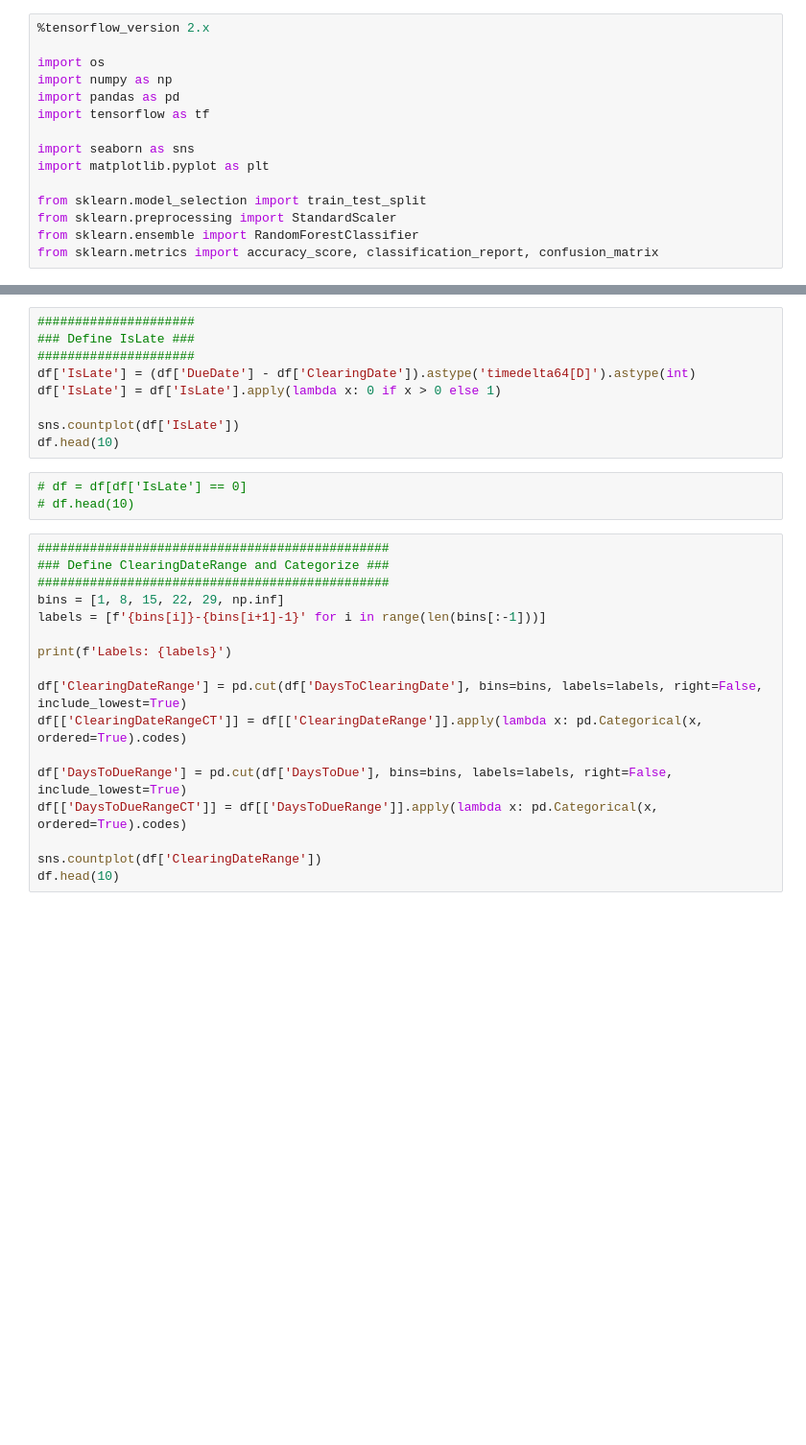
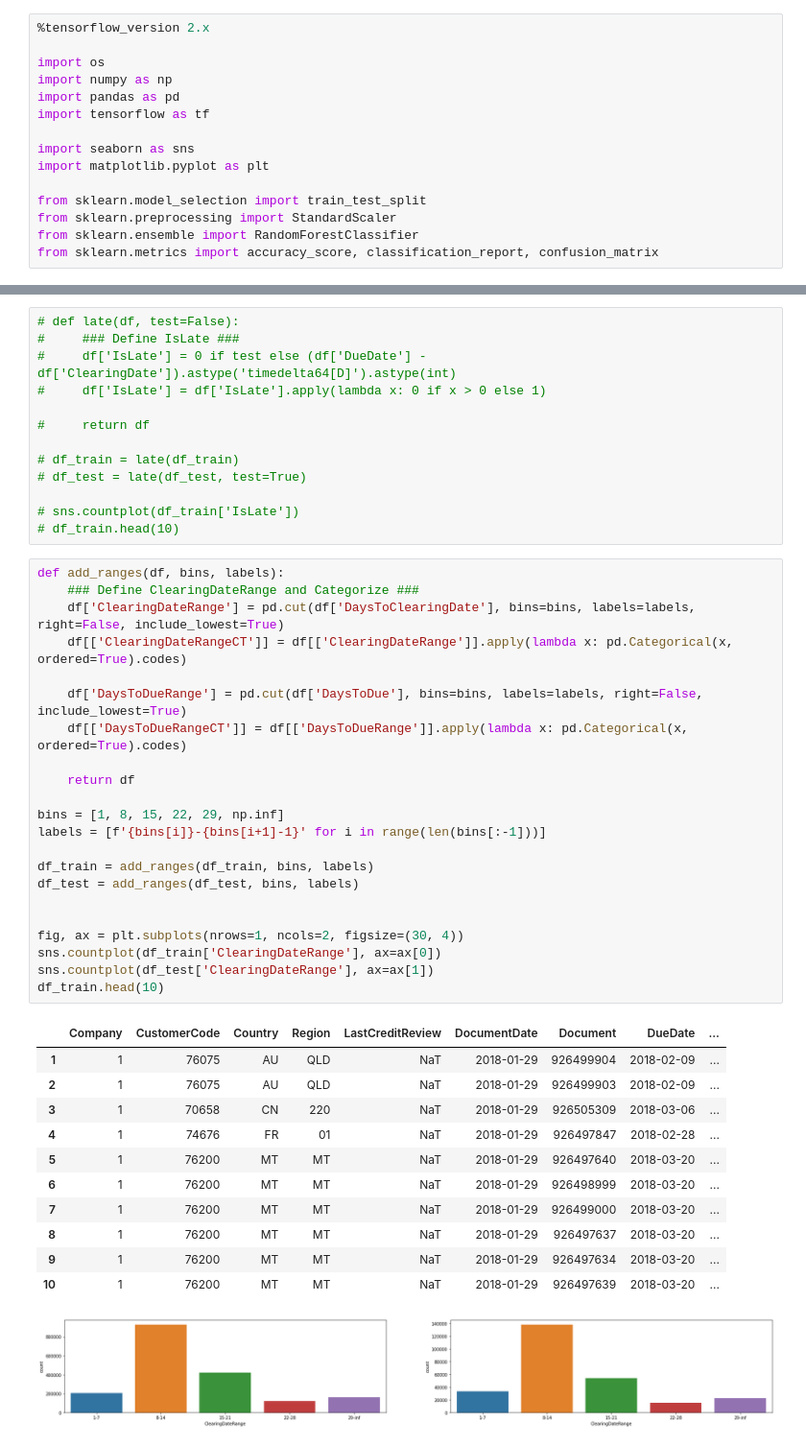
Before and after one commit to arthurflor23/invoice-payment-prediction, a Jupyter notebook: predict-payments.ipynb, the cells around one changed output, grey strips where cells are left out. Shown at 96% size. Drawn from its saved outputs; the diff is of its cells as text; blank space fills up the shorter version.

Commit message:
Update jupyter (training and testing csv files)

```diff
--- a/predict-payments.ipynb
+++ b/predict-payments.ipynb
@@ -146,30 +146,49 @@ df.head(10)
 # %%
-#####################
-### Define IsLate ###
-#####################
-df['IsLate'] = (df['DueDate'] - df['ClearingDate']).astype('timedelta64[D]').astype(int)
-df['IsLate'] = df['IsLate'].apply(lambda x: 0 if x > 0 else 1)
+# def late(df, test=False):
+#     ### Define IsLate ###
+#     df['IsLate'] = 0 if test else (df['DueDate'] - df['ClearingDate']).astype('timedelta64[D]').astype(int)
+#     df['IsLate'] = df['IsLate'].apply(lambda x: 0 if x > 0 else 1)
 
-sns.countplot(df['IsLate'])
-df.head(10)
+#     return df
+
+# df_train = late(df_train)
+# df_test = late(df_test, test=True)
+
+# sns.countplot(df_train['IsLate'])
+# df_train.head(10)
-# %%
-# df = df[df['IsLate'] == 0]
-# df.head(10)
 # %%
-###############################################
-### Define ClearingDateRange and Categorize ###
-###############################################
+def add_ranges(df, bins, labels):
+    ### Define ClearingDateRange and Categorize ###
+    df['ClearingDateRange'] = pd.cut(df['DaysToClearingDate'], bins=bins, labels=labels, right=False, include_lowest=True)
+    df[['ClearingDateRangeCT']] = df[['ClearingDateRange']].apply(lambda x: pd.Categorical(x, ordered=True).codes)
+
+    df['DaysToDueRange'] = pd.cut(df['DaysToDue'], bins=bins, labels=labels, right=False, include_lowest=True)
+    df[['DaysToDueRangeCT']] = df[['DaysToDueRange']].apply(lambda x: pd.Categorical(x, ordered=True).codes)
+
+    return df
+
 bins = [1, 8, 15, 22, 29, np.inf]
 labels = [f'{bins[i]}-{bins[i+1]-1}' for i in range(len(bins[:-1]))]
 
-print(f'Labels: {labels}')
+df_train = add_ranges(df_train, bins, labels)
+df_test = add_ranges(df_test, bins, labels)
 
-df['ClearingDateRange'] = pd.cut(df['DaysToClearingDate'], bins=bins, labels=labels, right=False, include_lowest=True)
-df[['ClearingDateRangeCT']] = df[['ClearingDateRange']].apply(lambda x: pd.Categorical(x, ordered=True).codes)
 
-df['DaysToDueRange'] = pd.cut(df['DaysToDue'], bins=bins, labels=labels, right=False, include_lowest=True)
-df[['DaysToDueRangeCT']] = df[['DaysToDueRange']].apply(lambda x: pd.Categorical(x, ordered=True).codes)
-
-sns.countplot(df['ClearingDateRange'])
-df.head(10)
+fig, ax = plt.subplots(nrows=1, ncols=2, figsize=(30, 4))
+sns.countplot(df_train['ClearingDateRange'], ax=ax[0])
+sns.countplot(df_test['ClearingDateRange'], ax=ax[1])
+df_train.head(10)
+# %% [output]
+|  | Company | CustomerCode | Country | Region | LastCreditReview | DocumentDate | Document | DueDate | ... |
+| 1 | 1 | 76075 | AU | QLD | NaT | 2018-01-29 | 926499904 | 2018-02-09 | ... |
+| 2 | 1 | 76075 | AU | QLD | NaT | 2018-01-29 | 926499903 | 2018-02-09 | ... |
+| 3 | 1 | 70658 | CN | 220 | NaT | 2018-01-29 | 926505309 | 2018-03-06 | ... |
+| 4 | 1 | 74676 | FR | 01 | NaT | 2018-01-29 | 926497847 | 2018-02-28 | ... |
+| 5 | 1 | 76200 | MT | MT | NaT | 2018-01-29 | 926497640 | 2018-03-20 | ... |
+| 6 | 1 | 76200 | MT | MT | NaT | 2018-01-29 | 926498999 | 2018-03-20 | ... |
+| 7 | 1 | 76200 | MT | MT | NaT | 2018-01-29 | 926499000 | 2018-03-20 | ... |
+| 8 | 1 | 76200 | MT | MT | NaT | 2018-01-29 | 926497637 | 2018-03-20 | ... |
+| 9 | 1 | 76200 | MT | MT | NaT | 2018-01-29 | 926497634 | 2018-03-20 | ... |
+| 10 | 1 | 76200 | MT | MT | NaT | 2018-01-29 | 926497639 | 2018-03-20 | ... |
+[figure, added]
 # %%
```
Also changed, not shown: parts of 23 cells of this notebook.
